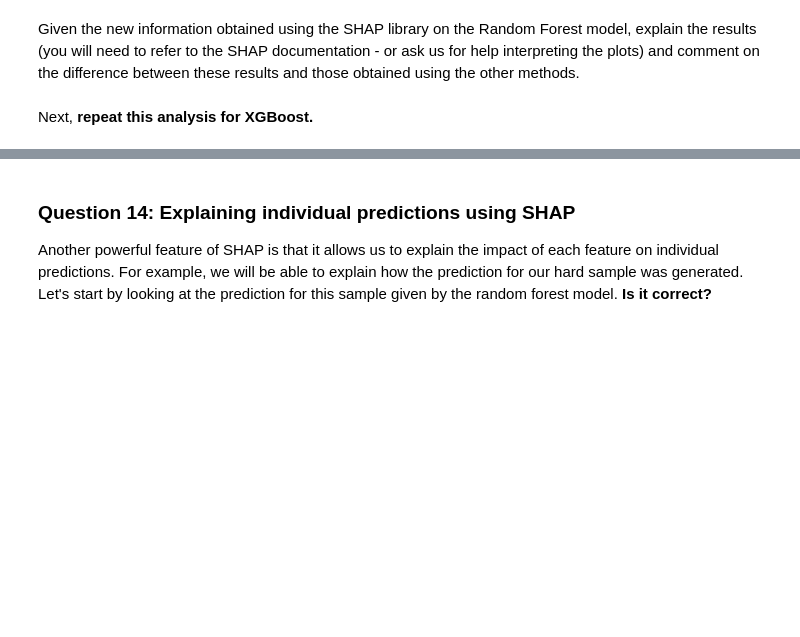
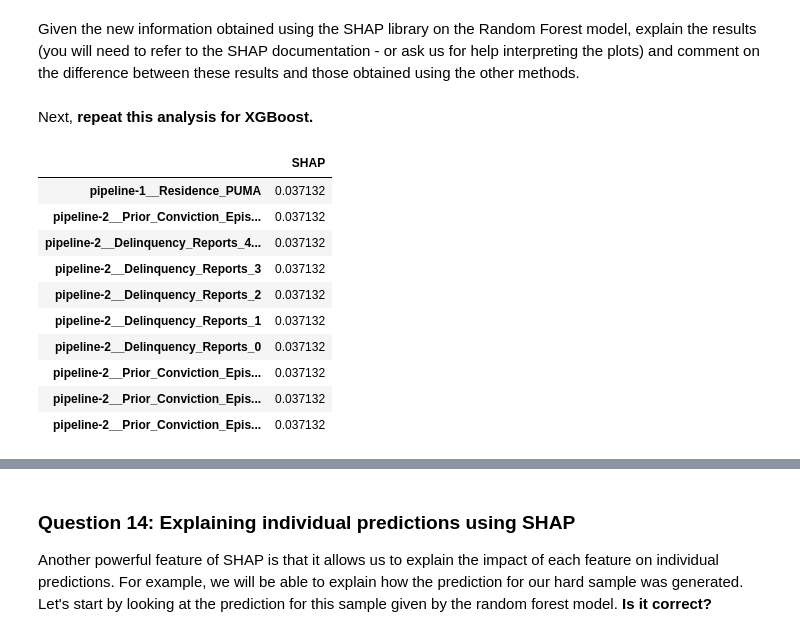
Before and after one commit to wsl0917/DSCI430_module2_assignment, a Jupyter notebook: Module 3 assignment-1.ipynb, the cells around one changed output, grey strips where cells are left out. Cells and saved outputs as stored; diff of their text form; code cells hidden in the pictures; blank space fills up the shorter version.

```diff
--- a/Module 3 assignment-1.ipynb
+++ b/Module 3 assignment-1.ipynb
@@ -703,0 +718,17 @@ Next, **repeat this analysis for XGBoost.**
+# %%
+values_xgboost = np.abs(xgboost_shap_values[1]).mean(0)
+pd.DataFrame(data=values_xgboost, index=feature_names, columns=["SHAP"]).sort_values(
+    by="SHAP", ascending=False
+)[:10]
+# %% [output]
+|  | SHAP |
+| pipeline-1__Residence_PUMA | 0.037132 |
+| pipeline-2__Prior_Conviction_Epis... | 0.037132 |
+| pipeline-2__Delinquency_Reports_4... | 0.037132 |
+| pipeline-2__Delinquency_Reports_3 | 0.037132 |
+| pipeline-2__Delinquency_Reports_2 | 0.037132 |
+| pipeline-2__Delinquency_Reports_1 | 0.037132 |
+| pipeline-2__Delinquency_Reports_0 | 0.037132 |
+| pipeline-2__Prior_Conviction_Epis... | 0.037132 |
+| pipeline-2__Prior_Conviction_Epis... | 0.037132 |
+| pipeline-2__Prior_Conviction_Epis... | 0.037132 |
```
Also changed, not shown: parts of 9 cells of this notebook.
